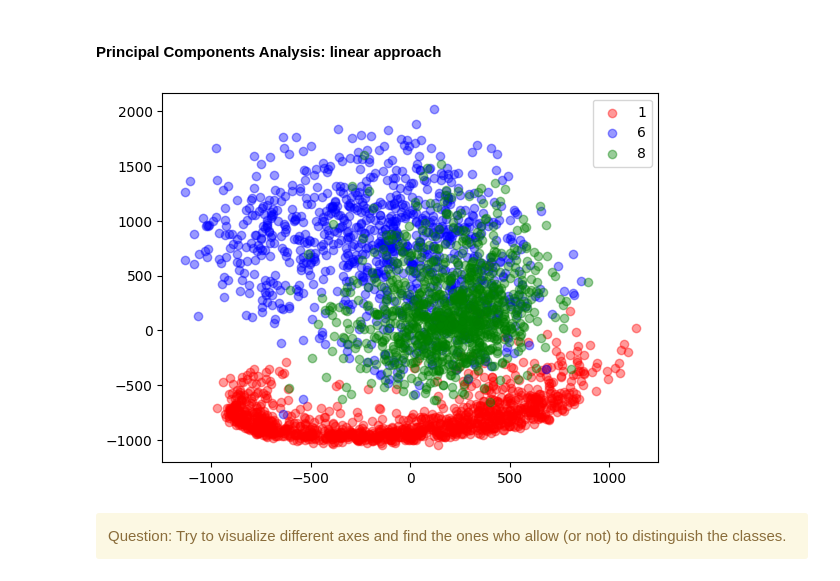
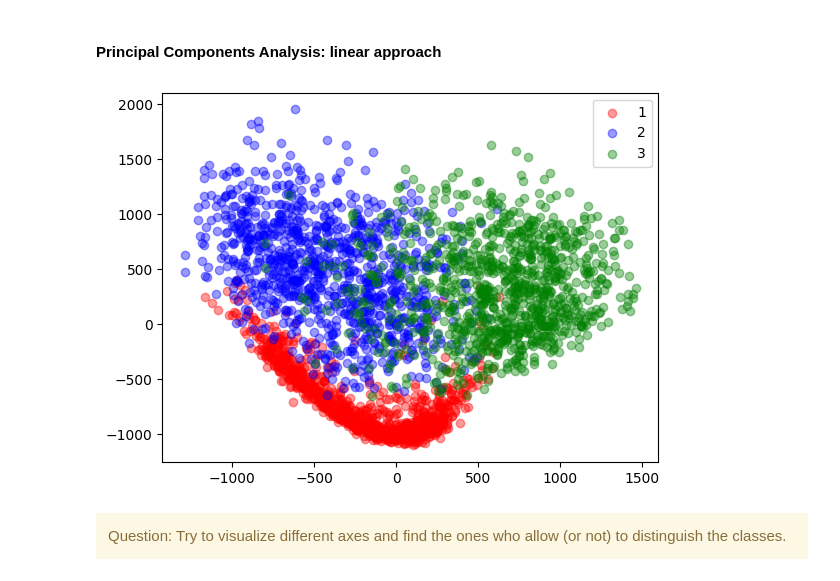
Before and after one commit to HR-Supaero/deep-learning, a Jupyter notebook: DR/dimensionality_reduction_class-empty.ipynb, the cells around one changed output. Drawn from its saved outputs; the diff is of its cells as text; code cells hidden in the pictures.

```diff
--- a/DR/dimensionality_reduction_class-empty.ipynb
+++ b/DR/dimensionality_reduction_class-empty.ipynb
@@ -81,7 +81,7 @@ In this section we will think about how to distinguish the characteristics of di
 Let's consider 3 digits. Keep them as they are for the moment, you will have time at the end to play with these parameters.
 # %%
 ## Digits considered here ##
-labels = [1,6,8]
+labels = [1, 2, 3]
 colors = ['red', 'blue', 'green']
 
 X = np.array([df['pixels'][i] for i in df.index if df['label'][i] in labels])
@@ -112,17 +112,17 @@ pca = PCA(n_components=X.shape[1])
 XPCA = pca.fit_transform(X)
 # %%
 ## Choose the axes you want to visualize
-component_x = 3
+component_x = 2
 component_y = 1
 
 ## Plotting
 fig, ax = plt.subplots()
 for i in range(len(labels)):
     ax.scatter(XPCA[y == labels[i],component_x-1], XPCA[y == labels[i],component_y-1], c=colors[i], label=labels[i], alpha=0.4)
 
 l = ax.legend()
 # %% [output]
-[figure, old version]
+[figure, new version]
 # %% [markdown]
 <div class="alert alert-warning">
 Question: Try to visualize different axes and find the ones who allow (or not) to distinguish the classes.
```
Also changed, not shown: parts of 2 cells of this notebook.
